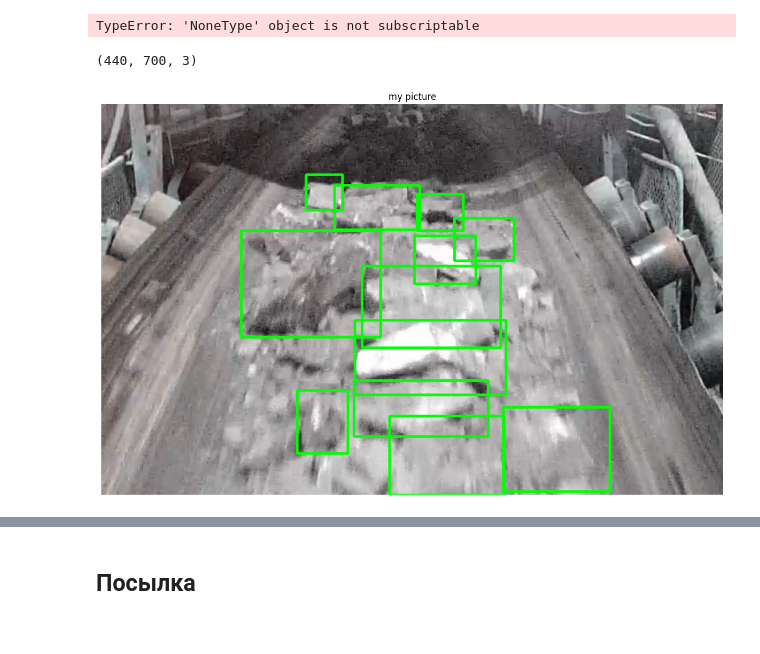
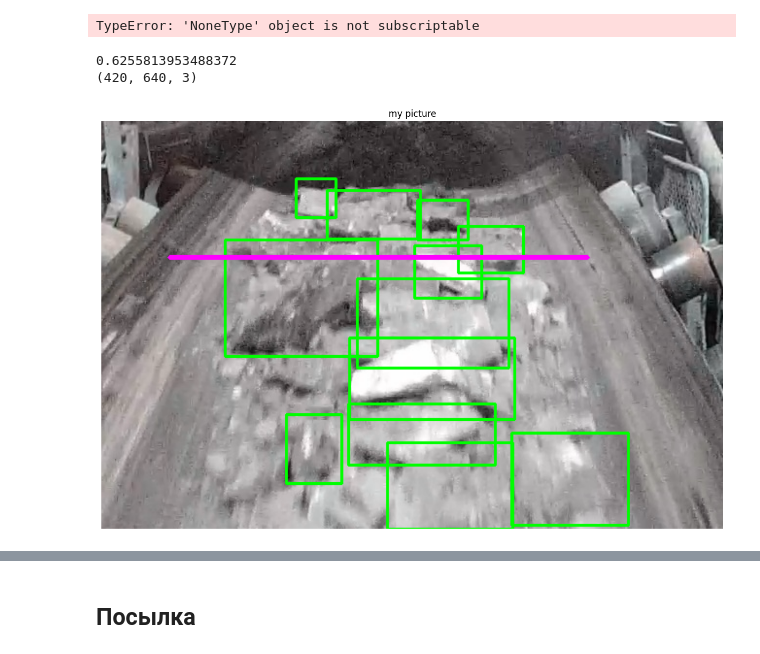
Before and after one commit to AlexGeniusMan/Polyus-Hack-2022-RealityX-ML, a Jupyter notebook: cv.ipynb, the cells around one changed output, grey strips where cells are left out. Drawn from its saved outputs; the diff is of its cells as text; code cells hidden in the pictures.

```diff
--- a/cv.ipynb
+++ b/cv.ipynb
@@ -105,5 +104,29 @@ create_dataset('yolo_dataset_full', 0.99)
+# %%
+TOLERANCE = 50
+Y_MID_POINT = 440
+LINE_MID = (800, 250)
+
+def fuse(intersections: list):
+    fused = [intersections[0]]
+    intersections = intersections[1:]
+    for intersec in intersections:
+        if fused[-1][1] >= intersec[0]:
+            fused[-1] = (min(fused[-1][0], intersec[0]), max(fused[-1][1], intersec[1]))
+        else:
+            fused.append(intersec)
+    return fused
+
+def get_fullness(intersection_points):
+    intersection_points.sort(key=lambda x: x[0])
+    intersection_points = fuse(intersection_points)
+    fullness = sum([x[1] - x[0] for x in intersection_points]) / (LINE_MID[0] - LINE_MID[1] - TOLERANCE * 2)
+    return fullness
 # %%
-def get_bbox_img(id: int):
+TOLERANCE = 50
+
+def get_bbox_img(id: int, line_h: int=-1):
+    width = 780-250
+    intersection_points = []
     image = cv2.imread(f'dataset\\train\\frame{id}.jpg')
     with open(r'./dataset/annot_local/train_annotation.json', 'r') as f:
         annotations = json.load(f)['annotations']
@@ -113,8 +136,16 @@ def get_bbox_img(id: int):
         y = round(y)
         w = round(w)
         h = round(h)
+        if y < line_h and y + h > line_h:
+            intersection_points.append((x, x + w))
         cv2.rectangle(image,(x,y),(x+w,y+h),(0,255,0),2)
     # image = cv2.cvtColor(image, cv2.COLOR_BGR2RGB)
+    intersection_points.sort(key=lambda x: x[0])
+    intersection_points = fuse(intersection_points)
+    fullness = sum([x[1] - x[0] for x in intersection_points]) / (780 - 250 - TOLERANCE * 2)
+    print(fullness)
+    if (h > 0):
+        cv2.line(image, (250 + TOLERANCE, line_h), (780 - TOLERANCE, line_h), (255, 0, 255), 3)
     image = image[Y_CROP[0]:Y_CROP[1], X_CROP[0]:X_CROP[1]]
     print(image.shape)
     plt.figure(figsize=(15, 15))
@@ -123,8 +154,9 @@ def get_bbox_img(id: int):
     plt.axis('off')
     plt.show()
 # %%
-get_bbox_img(149)
+get_bbox_img(149, 440)
 # %% [output]
-(440, 700, 3)
+0.6255813953488372
+(420, 640, 3)
-[figure, old version]
+[figure, new version]
 # %%
```
Also changed, not shown: parts of 5 cells of this notebook, 2 other files.
